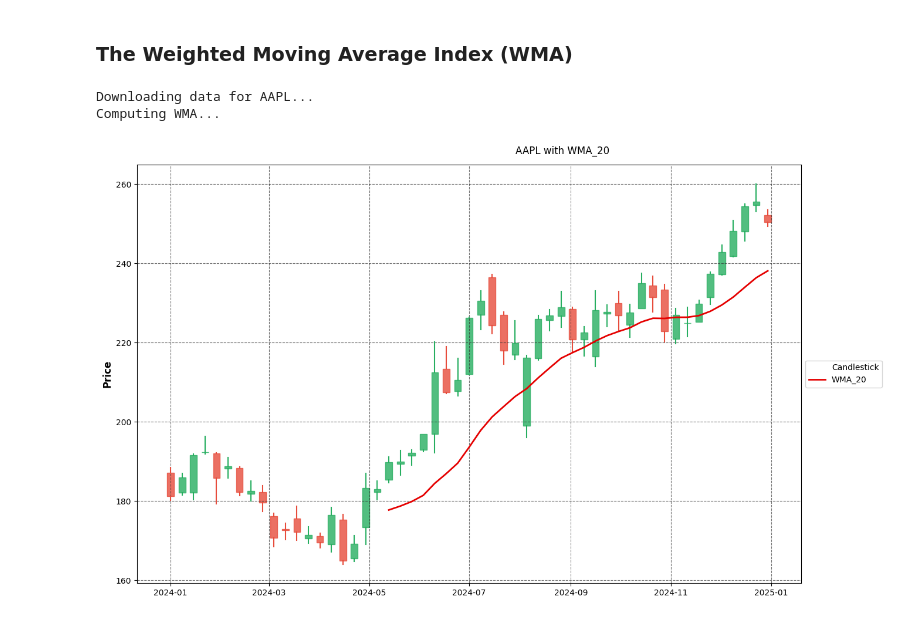
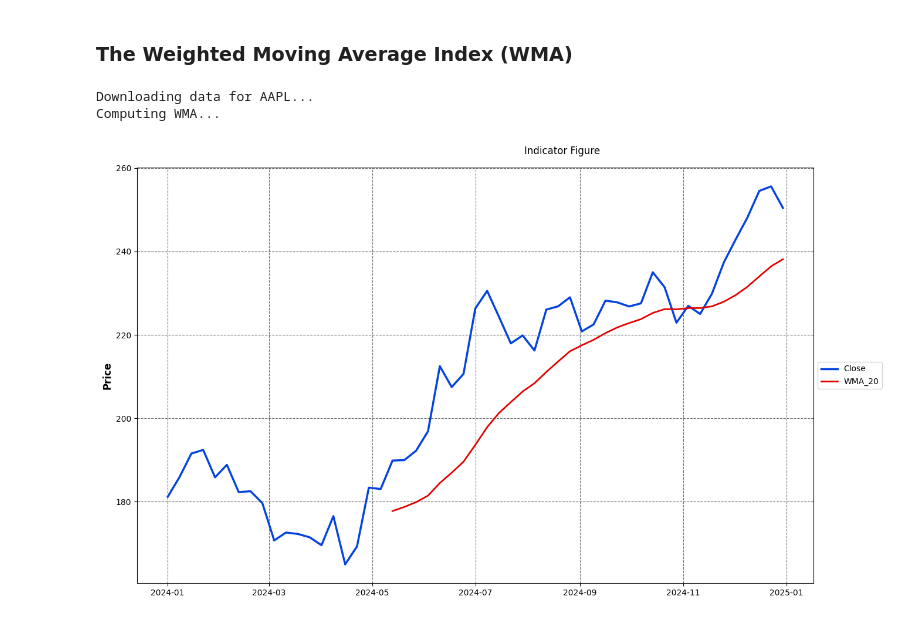
Before and after one commit to BSoybilgen/simple-trade, a Jupyter notebook: examples/indicators/example_trend_indicators.ipynb, the cells around one changed output. Cells and saved outputs as stored; diff of their text form; code cells hidden in the pictures.

```diff
--- a/examples/indicators/example_trend_indicators.ipynb
+++ b/examples/indicators/example_trend_indicators.ipynb
@@ -407,36 +340,24 @@ Computing TRIX...
 # %%
 # Step 1: Download data
 symbol = 'AAPL'
 start = '2024-01-01'
 end = '2025-01-01'
 interval = '1wk'
 print(f"\nDownloading data for {symbol}...")
 data = download_data(symbol, start, end, interval=interval)
 
 # Step 2: Calculate indicator
 parameters = dict()
 columns = dict()
 parameters["window"] = 20
 columns["close_col"] = 'Close'
-data = compute_indicator(
+data, columns, fig = compute_indicator(
     data=data,
     indicator='wma',
     parameters=parameters,
     columns=columns
 )
-
-# Step 3: Plot the indicator
-window = parameters["window"]
-columns = [f'WMA_{window}']
-fig = plotter.plot_results(
-        data,
-        price_col='Close',
-        column_names=columns,
-        plot_on_subplot=False,
-        plot_type='candlestick',
-        title=f"{symbol} with WMA_{window}"
-    )
 # %% [output]
 Downloading data for AAPL...
 Computing WMA...
-[figure, old version]
+[figure, new version]
```
Also changed, not shown: parts of 11 cells of this notebook, 3 other files.
